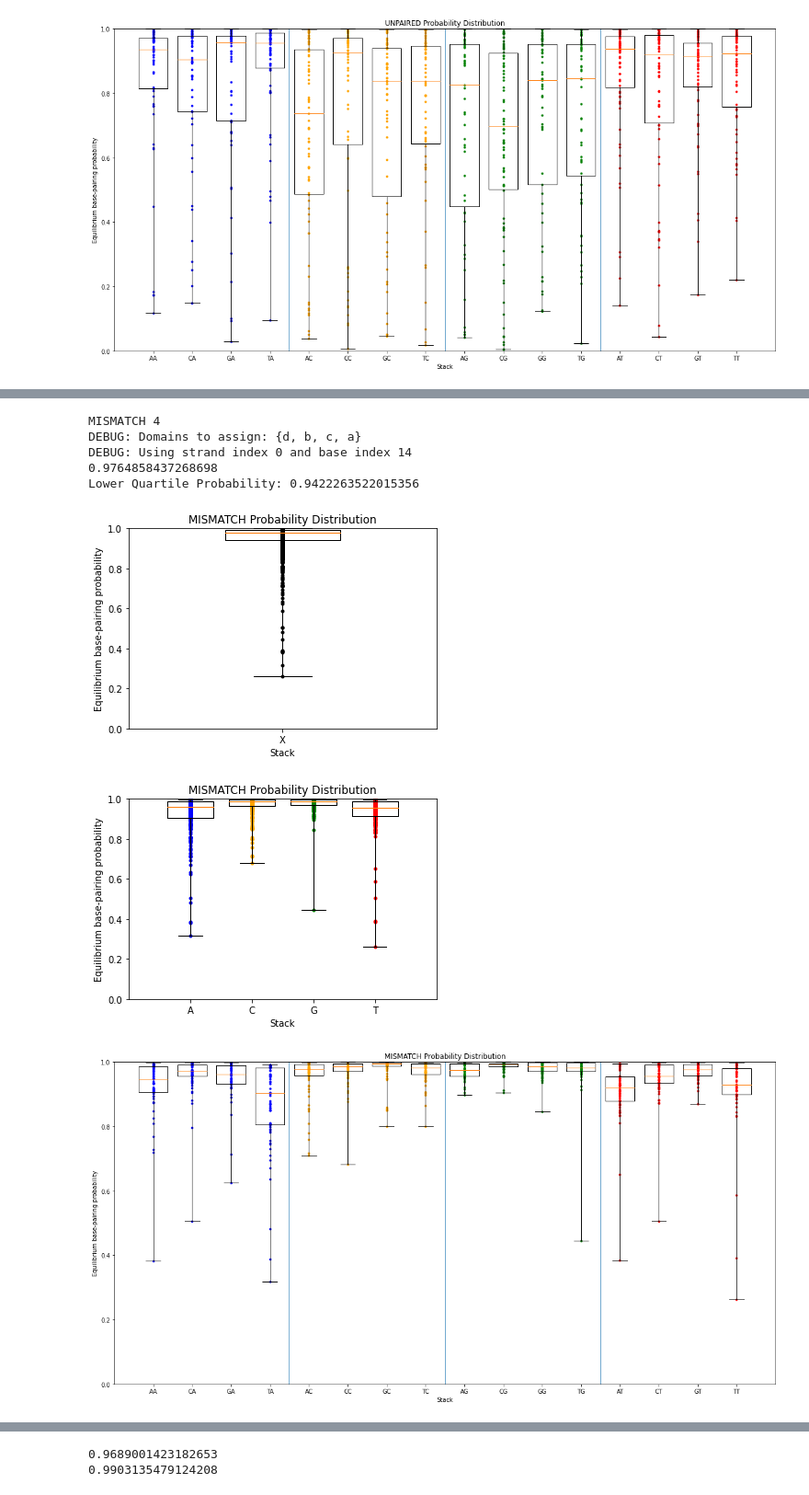
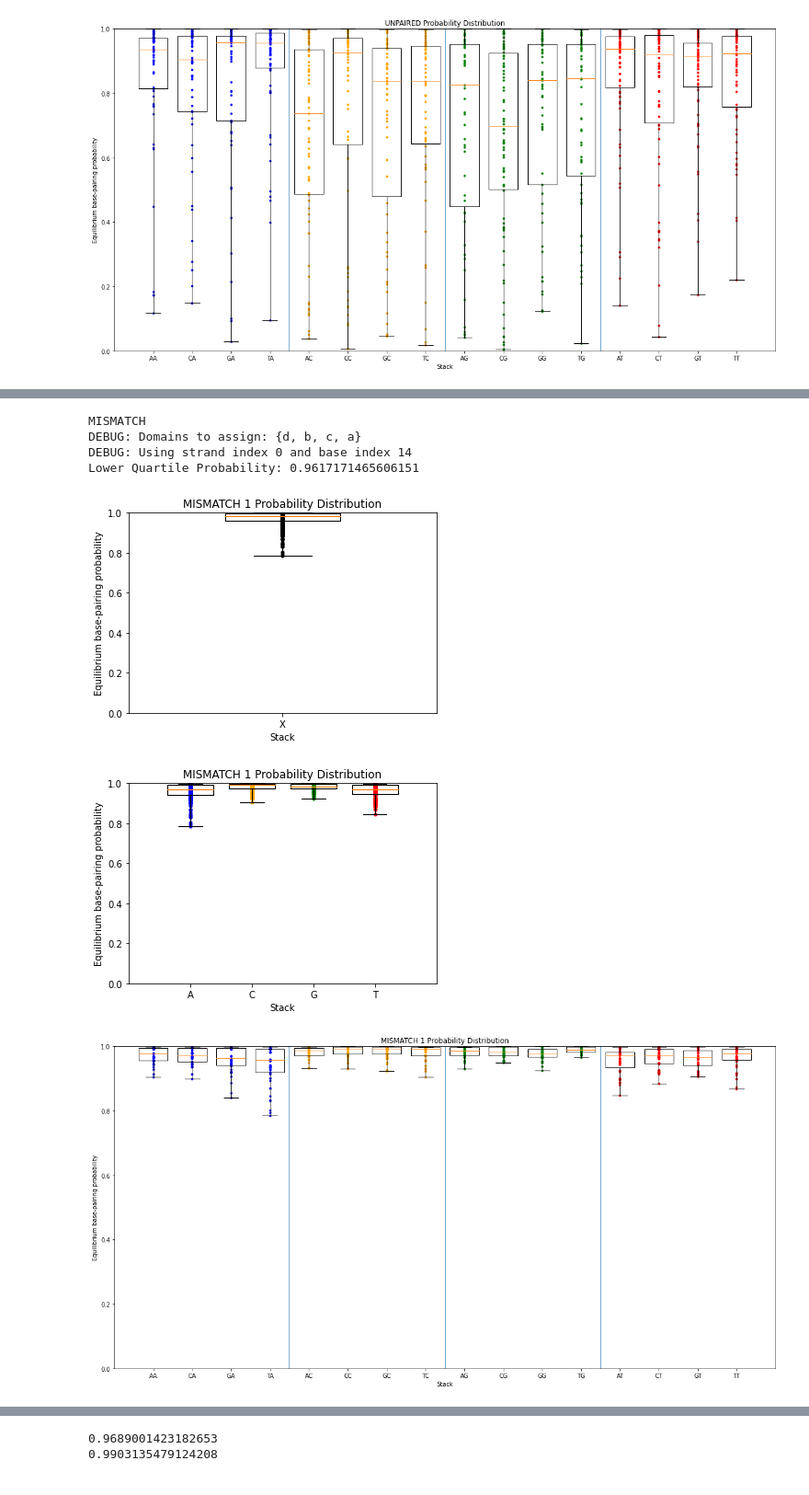
Before and after one commit to UC-Davis-molecular-computing/nuad, a Jupyter notebook: base_pair_probability.ipynb, the cells around one changed output, grey strips where cells are left out. Shown at 92% size. Drawn from its saved outputs; the diff is of its cells as text; code cells hidden in the pictures.

Commit message:
SAVE: Fix bug with mismatch probabilties

```diff
--- a/base_pair_probability.ipynb
+++ b/base_pair_probability.ipynb
@@ -1223,44 +1129,27 @@ Lower Quartile Probability: 0.9058634890903695
-# %%
-print('MISMATCH 4')
-# MISMATCH
-#                       a    b    c
-#                     0  14 15678  19  33
-#                     |   |  ||||  |   |
-#                    [-----##----##----->
-#                     |||||        |||||
-#                    <-----##----##-----]
-#                     |   |  |  |  |   |
-#                     67 53  52 49 48   34
-#                       a*^  d      c*
-#                         |
-#                     base pair
-top_strand: dc.Strand = dc.Strand(['a', 'b', 'c'], name='top strand')
-bot_strand: dc.Strand = dc.Strand(['c*', 'd', 'a*'], name='bot strand')
-
-pool_15 = dc.DomainPool('pool 15', 15)
-pool_mismatch = dc.DomainPool('pool mismatch', 4)
-top_strand.domains[0].pool = pool_15
-top_strand.domains[1].pool = pool_mismatch
-top_strand.domains[2].pool = pool_15
-bot_strand.domains[0].pool = pool_15
-bot_strand.domains[1].pool = pool_mismatch
-bot_strand.domains[2].pool = pool_15
-
-mismatches = [
-    (StrandBaseAddress(0, 15), StrandBaseAddress(1, 17)),
-    (StrandBaseAddress(0, 16), StrandBaseAddress(1, 16)),
-    (StrandBaseAddress(0, 17), StrandBaseAddress(1, 15))
-]
-
-mismatch_bppr = nupack_base_pair_probabilities((top_strand, bot_strand), 14, 53, 'MISMATCH', skip_domain_pool_setup=True, mismatches=mismatches)
-print(mismatch_bppr.percentile(50))
-mismatch_bppr.plot_all()
-# %% [output]
-MISMATCH 4
-DEBUG: Domains to assign: {d, b, c, a}
-DEBUG: Using strand index 0 and base index 14
-0.9764858437268698
-Lower Quartile Probability: 0.9422263522015356
-[figure, removed]
-[figure, removed]
-[figure, removed]
+# %%
+# TODO bulge loop
+
+print('MISMATCH')
+# MISMATCH
+#                       a    b    c
+#                     0  14  15 16  30
+#                     |   |  |  |   |
+#                    [-----##-##----->
+#                     |||||     |||||
+#                    <-----##-##-----]
+#                     |   |  |  |   |
+#                     61 47  46 45  31
+#                       a*^  d   c*
+#                         |
+#                     base pair
+
+mismatch_bppr = get_mismatch_bppr(1)
+mismatch_bppr.plot_all()
+# %% [output]
+MISMATCH
+DEBUG: Domains to assign: {d, b, c, a}
+DEBUG: Using strand index 0 and base index 14
+Lower Quartile Probability: 0.9617171465606151
+[figure, added]
+[figure, added]
+[figure, added]
```
Also changed, not shown: parts of 9 cells of this notebook.
